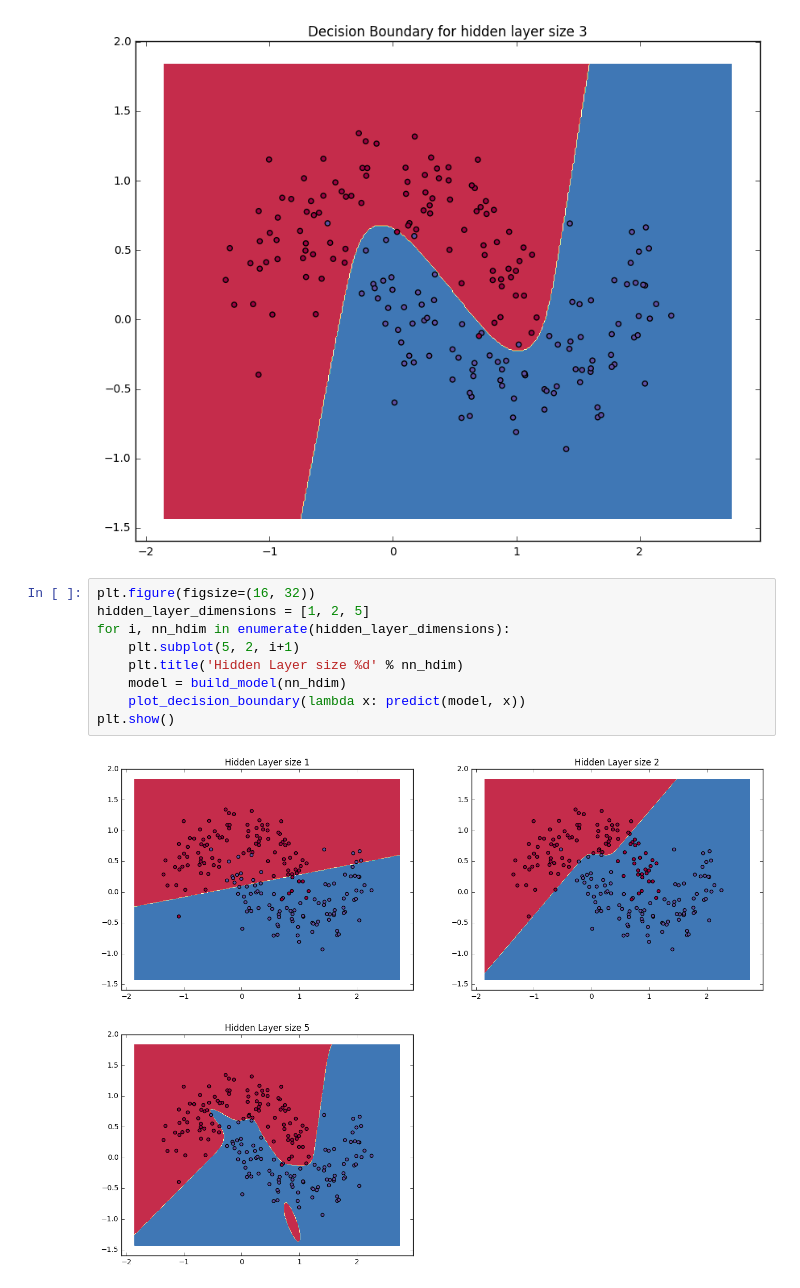
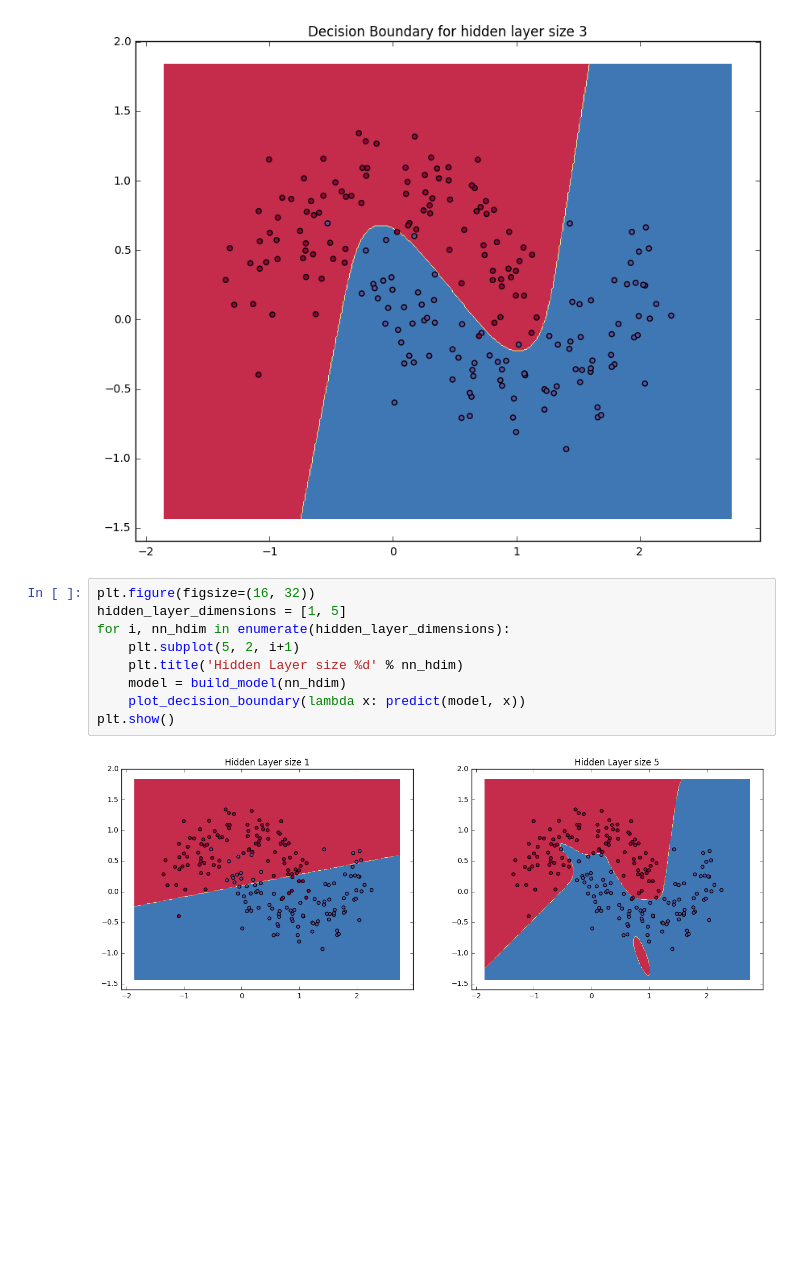
Before and after one commit to kyoseoksong/ml_python, a Jupyter notebook: nn_from_scratch.ipynb, the cells around one changed output. Drawn from its saved outputs; the diff is of its cells as text; blank space fills up the shorter version.

```diff
--- a/nn_from_scratch.ipynb
+++ b/nn_from_scratch.ipynb
@@ -174,12 +174,12 @@ Loss after iteration 19000: 0.070758
 [figure]
 # %%
 plt.figure(figsize=(16, 32))
-hidden_layer_dimensions = [1, 2, 5]
+hidden_layer_dimensions = [1, 5]
 for i, nn_hdim in enumerate(hidden_layer_dimensions):
     plt.subplot(5, 2, i+1)
     plt.title('Hidden Layer size %d' % nn_hdim)
     model = build_model(nn_hdim)
     plot_decision_boundary(lambda x: predict(model, x))
 plt.show()
 # %% [output]
-[figure, old version]
+[figure, new version]
```
